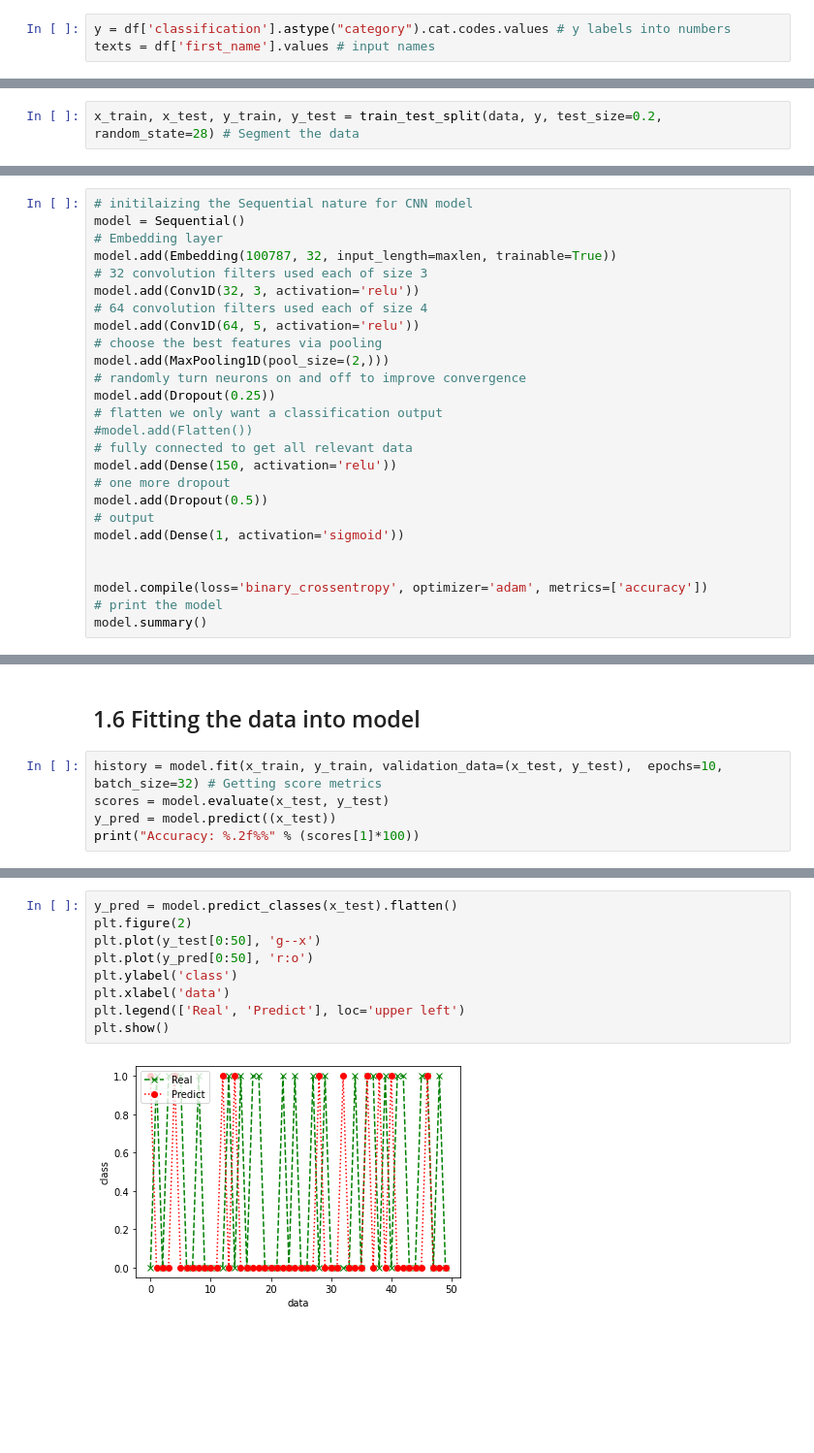
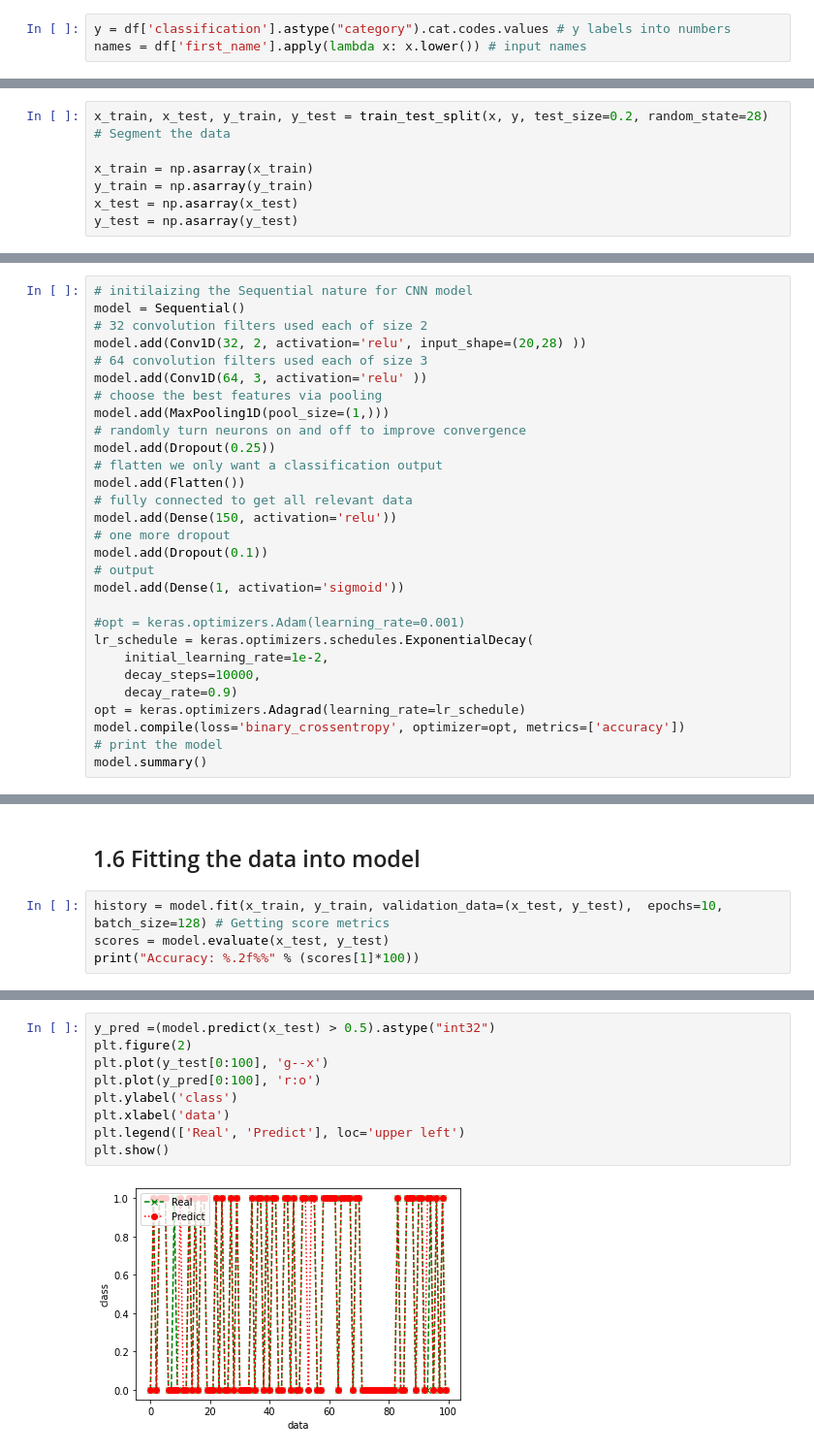
Before and after one commit to roscibely/gender-classification, a Jupyter notebook: Gender_Classification_by_name_Using_CNN.ipynb, the cells around one changed output, grey strips where cells are left out. Shown at 97% size. Saved outputs shown, nothing was run; the diff lists cells and outputs as text; blank space fills up the shorter version.

Commit message:
Changed the way of encoding the names and improved the model

```diff
--- a/Gender_Classification_by_name_Using_CNN.ipynb
+++ b/Gender_Classification_by_name_Using_CNN.ipynb
@@ -69,7 +70,7 @@ df.describe()
 ### 1.2.1 Preparing the data
 # %%
 y = df['classification'].astype("category").cat.codes.values # y labels into numbers
-texts = df['first_name'].values # input names
+names = df['first_name'].apply(lambda x: x.lower()) # input names
 # %% [markdown]
 ## 1.3 Encoding Words
 
@@ -93,33 +130,41 @@ unique words : 100787
 # %% [markdown]
 ## 1.4 Split the data into test and train
 # %%
-x_train, x_test, y_train, y_test = train_test_split(data, y, test_size=0.2, random_state=28) # Segment the data
+x_train, x_test, y_train, y_test = train_test_split(x, y, test_size=0.2, random_state=28) # Segment the data
+
+x_train = np.asarray(x_train)
+y_train = np.asarray(y_train)
+x_test = np.asarray(x_test)
+y_test = np.asarray(y_test)
 # %% [markdown]
 ## 1.5 Building the CNN Model
 # %%
 # initilaizing the Sequential nature for CNN model
 model = Sequential()
-# Embedding layer
-model.add(Embedding(100787, 32, input_length=maxlen, trainable=True))
-# 32 convolution filters used each of size 3
-model.add(Conv1D(32, 3, activation='relu'))
-# 64 convolution filters used each of size 4
-model.add(Conv1D(64, 5, activation='relu'))
+# 32 convolution filters used each of size 2
+model.add(Conv1D(32, 2, activation='relu', input_shape=(20,28) ))
+# 64 convolution filters used each of size 3
+model.add(Conv1D(64, 3, activation='relu' ))
 # choose the best features via pooling
-model.add(MaxPooling1D(pool_size=(2,)))
+model.add(MaxPooling1D(pool_size=(1,)))
 # randomly turn neurons on and off to improve convergence
 model.add(Dropout(0.25))
 # flatten we only want a classification output
-#model.add(Flatten())
+model.add(Flatten())
 # fully connected to get all relevant data
 model.add(Dense(150, activation='relu'))
 # one more dropout
-model.add(Dropout(0.5))
+model.add(Dropout(0.1))
 # output
 model.add(Dense(1, activation='sigmoid'))
 
-
-model.compile(loss='binary_crossentropy', optimizer='adam', metrics=['accuracy'])
+#opt = keras.optimizers.Adam(learning_rate=0.001)
+lr_schedule = keras.optimizers.schedules.ExponentialDecay(
+    initial_learning_rate=1e-2,
+    decay_steps=10000,
+    decay_rate=0.9)
+opt = keras.optimizers.Adagrad(learning_rate=lr_schedule)
+model.compile(loss='binary_crossentropy', optimizer=opt, metrics=['accuracy'])
 # print the model
 model.summary()
 # %% [output]
@@ -143,9 +188,8 @@ _________________________________________________________________
 # %% [markdown]
 ## 1.6 Fitting the data into model
 # %%
-history = model.fit(x_train, y_train, validation_data=(x_test, y_test),  epochs=10, batch_size=32) # Getting score metrics
+history = model.fit(x_train, y_train, validation_data=(x_test, y_test),  epochs=10, batch_size=128) # Getting score metrics
 scores = model.evaluate(x_test, y_test)
-y_pred = model.predict((x_test))
 print("Accuracy: %.2f%%" % (scores[1]*100))
 # %% [output]
 Epoch 1/10
@@ -190,11 +234,11 @@ plt.show()
 # %%
-y_pred = model.predict_classes(x_test).flatten()
+y_pred =(model.predict(x_test) > 0.5).astype("int32")
 plt.figure(2)
-plt.plot(y_test[0:50], 'g--x')
-plt.plot(y_pred[0:50], 'r:o')
+plt.plot(y_test[0:100], 'g--x')
+plt.plot(y_pred[0:100], 'r:o')
 plt.ylabel('class')
 plt.xlabel('data')
 plt.legend(['Real', 'Predict'], loc='upper left')
 plt.show()
 # %% [output]
-[figure, old version]
+[figure, new version]
```
Also changed, not shown: parts of 7 cells of this notebook.
